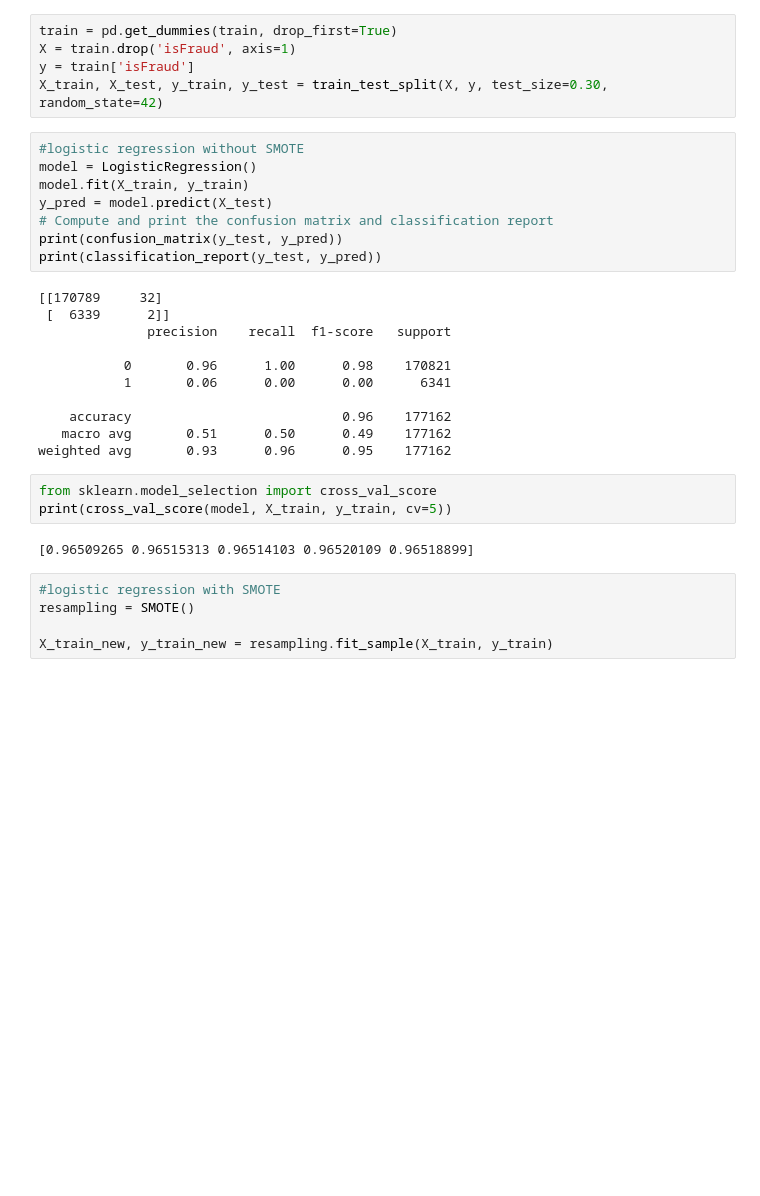
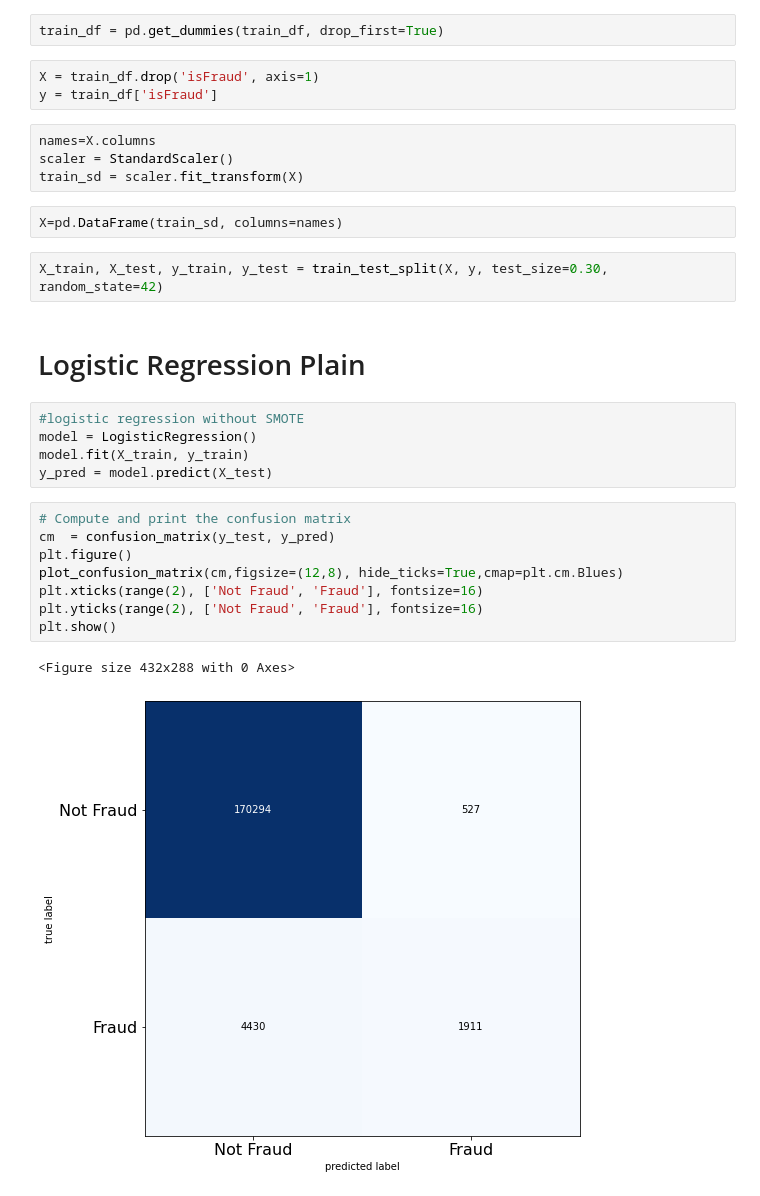
Before and after one commit to yasinkusan/Capstone2, a Jupyter notebook: Modeling.ipynb, the cells around one changed output. Cells and saved outputs as stored; diff of their text form; blank space fills up the shorter version.

```diff
--- a/Modeling.ipynb
+++ b/Modeling.ipynb
@@ -18,35 +20,32 @@ train = pd.read_csv('/Users/halisyigin/Desktop/kusan_capstone/train_eda.csv')
+# %%
+train_df = pd.get_dummies(train_df, drop_first=True)
+# %%
+X = train_df.drop('isFraud', axis=1)
+y = train_df['isFraud']
+# %%
+names=X.columns
+scaler = StandardScaler()
+train_sd = scaler.fit_transform(X)
+# %%
+X=pd.DataFrame(train_sd, columns=names)
 # %%
-train = pd.get_dummies(train, drop_first=True)
-X = train.drop('isFraud', axis=1)
-y = train['isFraud']
 X_train, X_test, y_train, y_test = train_test_split(X, y, test_size=0.30, random_state=42)
+# %% [markdown]
+# Logistic Regression Plain
 # %%
 #logistic regression without SMOTE
 model = LogisticRegression()
 model.fit(X_train, y_train)
 y_pred = model.predict(X_test)
-# Compute and print the confusion matrix and classification report
-print(confusion_matrix(y_test, y_pred))
-print(classification_report(y_test, y_pred))
-# %% [output]
-[[170789     32]
- [  6339      2]]
-              precision    recall  f1-score   support
-
-           0       0.96      1.00      0.98    170821
-           1       0.06      0.00      0.00      6341
-
-    accuracy                           0.96    177162
-   macro avg       0.51      0.50      0.49    177162
-weighted avg       0.93      0.96      0.95    177162
-# %%
-from sklearn.model_selection import cross_val_score
-print(cross_val_score(model, X_train, y_train, cv=5))
-# %% [output]
-[0.96509265 0.96515313 0.96514103 0.96520109 0.96518899]
-# %%
-#logistic regression with SMOTE
-resampling = SMOTE()
-
-X_train_new, y_train_new = resampling.fit_sample(X_train, y_train)
+# %%
+# Compute and print the confusion matrix
+cm  = confusion_matrix(y_test, y_pred)
+plt.figure()
+plot_confusion_matrix(cm,figsize=(12,8), hide_ticks=True,cmap=plt.cm.Blues)
+plt.xticks(range(2), ['Not Fraud', 'Fraud'], fontsize=16)
+plt.yticks(range(2), ['Not Fraud', 'Fraud'], fontsize=16)
+plt.show()
+# %% [output]
+<Figure size 432x288 with 0 Axes>
+[figure, added]
 # %%
```
Also changed, not shown: parts of 12 cells of this notebook.
